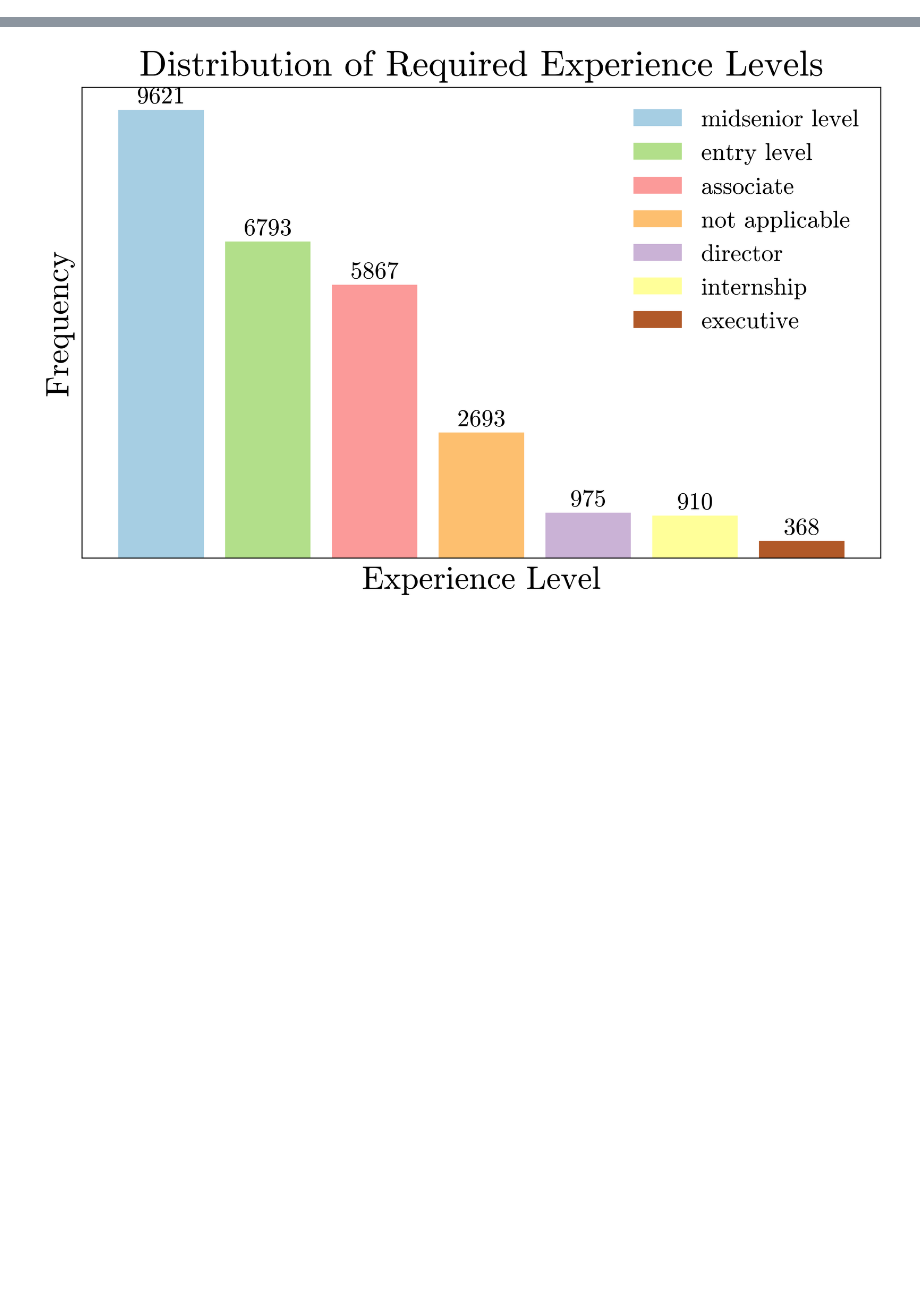
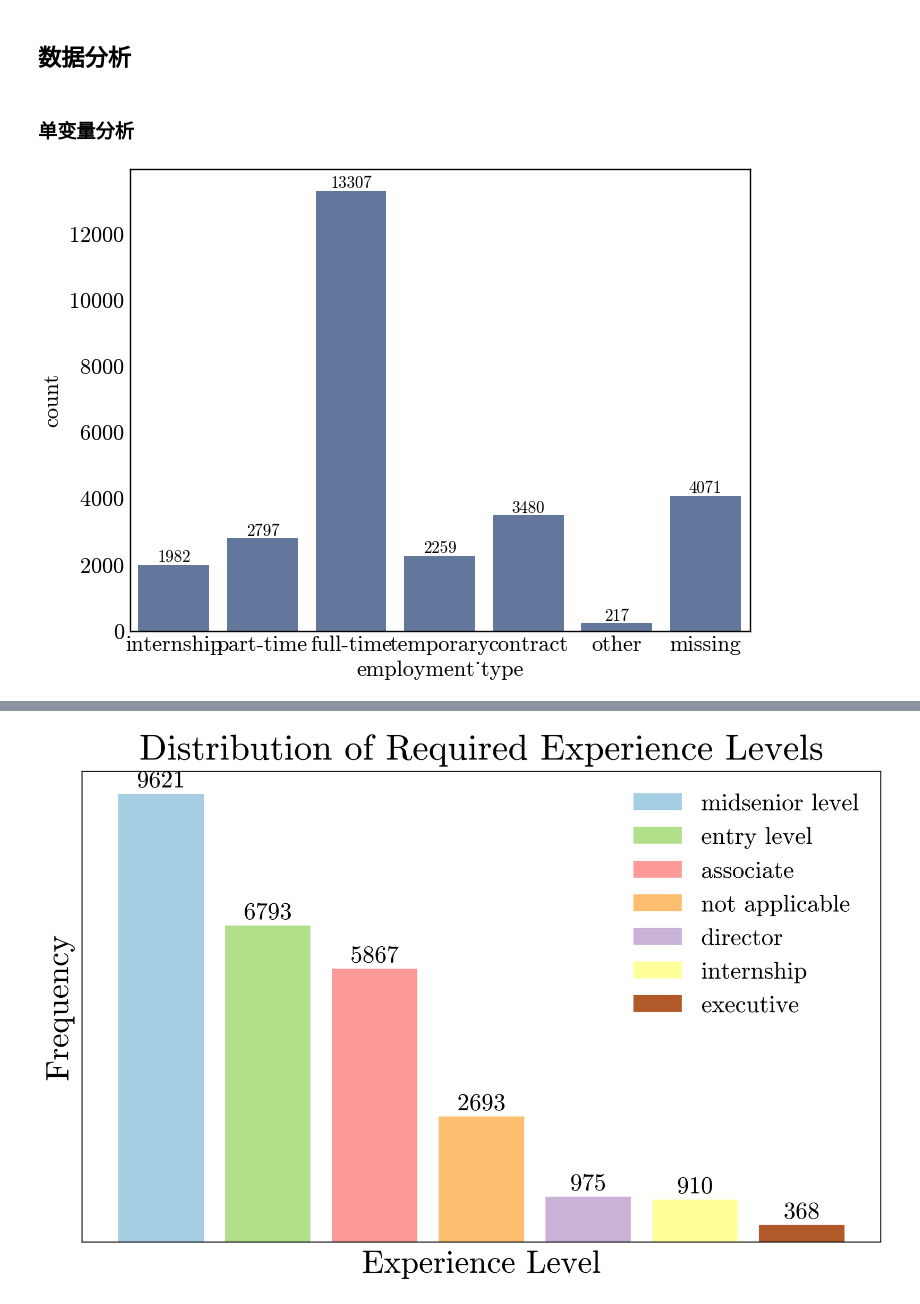
Before and after one commit to ZenCoder-art/ofd, a Jupyter notebook: backend/notebooks/data_analysis.ipynb, the cells around one changed output, grey strips where cells are left out. Saved outputs shown, nothing was run; the diff lists cells and outputs as text; code cells hidden in the pictures; blank space fills up the shorter version.

```diff
--- a/backend/notebooks/data_analysis.ipynb
+++ b/backend/notebooks/data_analysis.ipynb
@@ -6,4 +130,4 @@ import scienceplots
 # %%
-df = pd.read_feather("../dataset/processed/processed_data.feather")
-df.head()
+df = pd.read_feather(PROCESSED_DATA_DIR / "processed_data.feather")
+df.sample(3)
 # %% [output]
@@ -16,0 +138,12 @@ df.head()
+# %% [markdown]
+## 数据分析
+# %% [markdown]
+### 单变量分析
+# %%
+df['employment_type'] = df['employment_type'].str.lower()
+ax = sns.countplot(df, x="employment_type", color="#5975A4")
+ax.bar_label(ax.containers[0], fontsize=12);
+plt.tick_params(axis='both', which='both', bottom=False, top=False, left=False, right=False, labelbottom=True, labelleft=True)
+plt.show()
+# %% [output]
+[figure, added]
```
Also changed, not shown: parts of 26 cells of this notebook, 4 other files.
